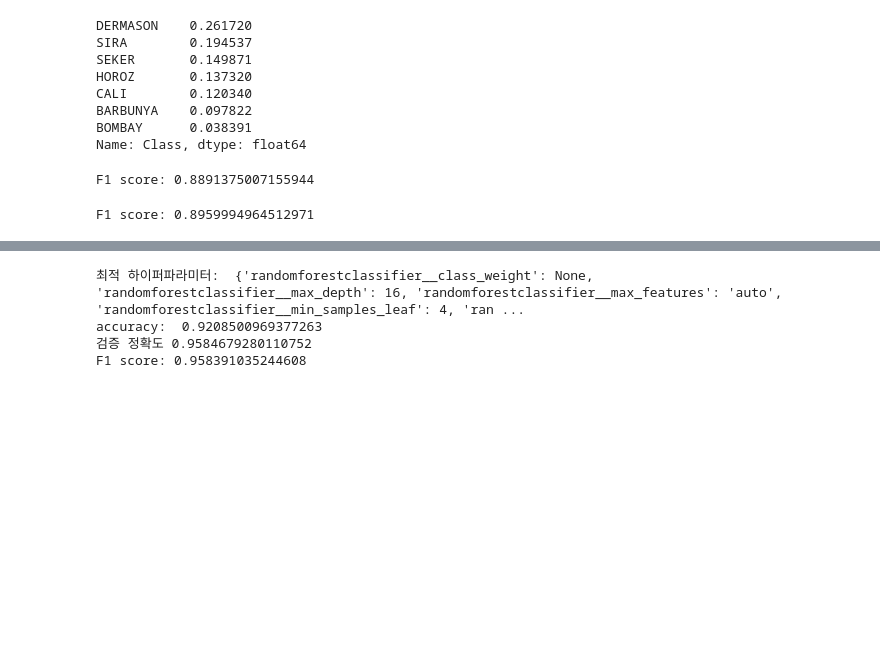
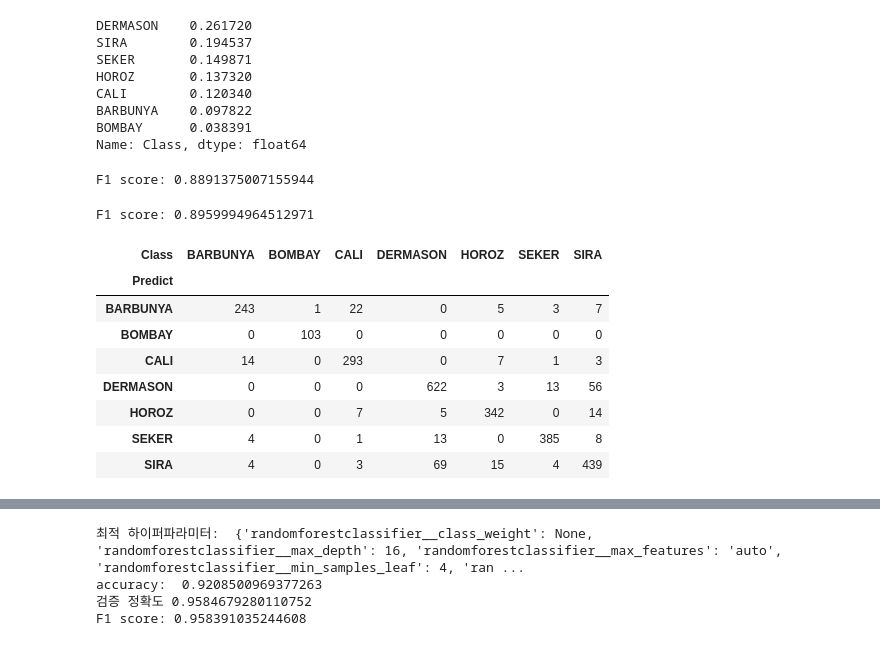
Before and after one commit to 94jjiisu/Data-analysis, a Jupyter notebook: bead_classification.ipynb, the cells around one changed output, grey strips where cells are left out. Drawn from its saved outputs; the diff is of its cells as text; code cells hidden in the pictures; blank space fills up the shorter version.

```diff
--- a/bead_classification.ipynb
+++ b/bead_classification.ipynb
@@ -230,6 +220,22 @@ f1=f1_score(y_test, predict, average='weighted')
 print("F1 score: {}" .format(f1))
 # %% [output]
 F1 score: 0.8959994964512971
+# %%
+confusion = pd.DataFrame({'Class': test['Class'], 'Predict': predict})
+# Create crosstab: ct
+ct = pd.crosstab(confusion['Predict'], confusion['Class'])
+
+ct
+# %% [output]
+| Class | BARBUNYA | BOMBAY | CALI | DERMASON | HOROZ | SEKER | SIRA |
+| Predict |  |  |  |  |  |  |  |
+| BARBUNYA | 243 | 1 | 22 | 0 | 5 | 3 | 7 |
+| BOMBAY | 0 | 103 | 0 | 0 | 0 | 0 | 0 |
+| CALI | 14 | 0 | 293 | 0 | 7 | 1 | 3 |
+| DERMASON | 0 | 0 | 0 | 622 | 3 | 13 | 56 |
+| HOROZ | 0 | 0 | 7 | 5 | 342 | 0 | 14 |
+| SEKER | 4 | 0 | 1 | 13 | 0 | 385 | 8 |
+| SIRA | 4 | 0 | 3 | 69 | 15 | 4 | 439 |
 # %%
 model_dt = dt_clf
 
```
Also changed, not shown: parts of 45 cells of this notebook.
